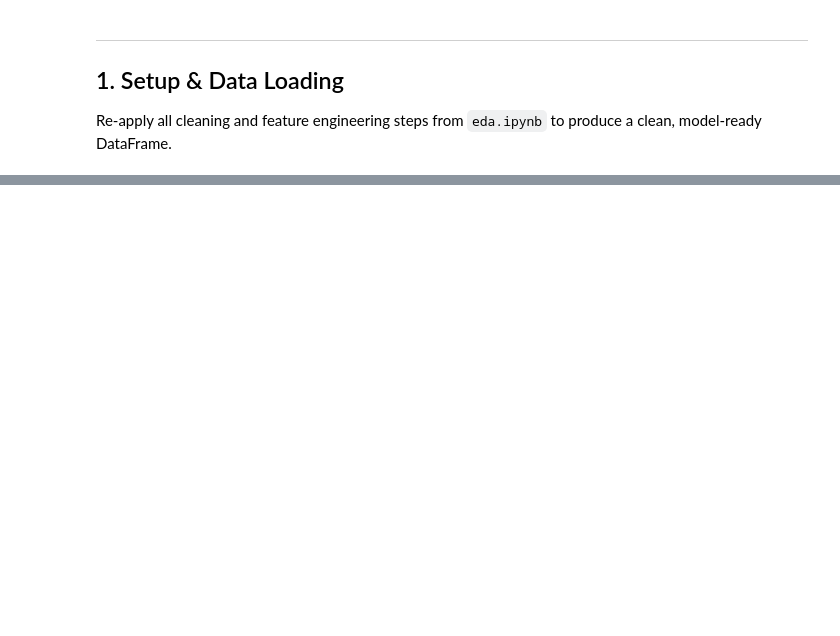
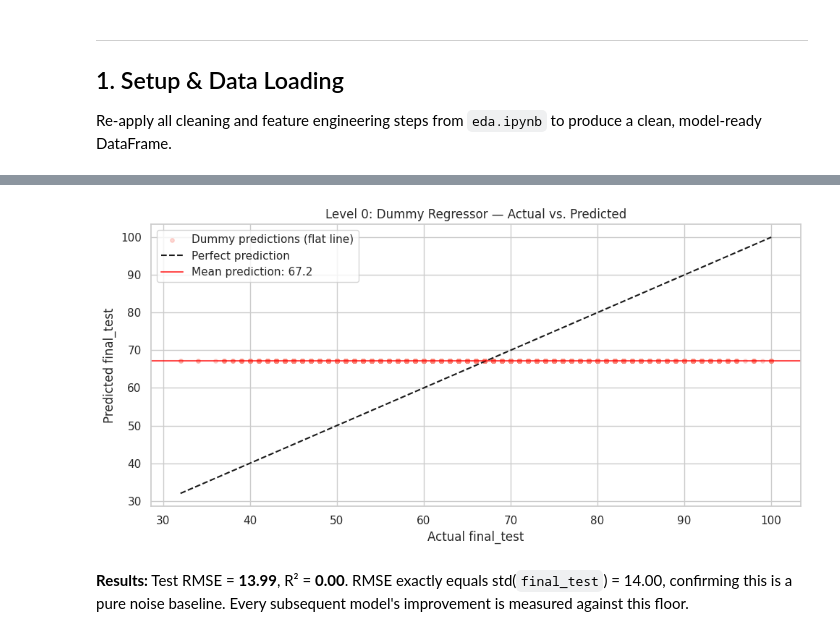
Before and after one commit to denzelxk/olvl-score-prediction, a Jupyter notebook: prototype.ipynb, the cells around one changed output, grey strips where cells are left out. Cells and saved outputs as stored; diff of their text form; code cells hidden in the pictures; blank space fills up the shorter version.

Commit message:
Created MLP
ML pipeline added

```diff
--- a/prototype.ipynb
+++ b/prototype.ipynb
@@ -849,0 +45,7 @@ Use the results table above to fill in this section after running the notebook.
+# %%
+DB_PATH = 'score.db'
+conn = sqlite3.connect(DB_PATH)
+TABLE_NAME = pd.read_sql("SELECT name FROM sqlite_master WHERE type='table';", conn)['name'][0]
+df = pd.read_sql(f'SELECT * FROM {TABLE_NAME};', conn)
+conn.close()
+print(f'Raw data: {df.shape[0]} rows x {df.shape[1]} columns')
@@ -849,0 +166,26 @@ Use the results table above to fill in this section after running the notebook.
+# %%
+def evaluate_model(name, pipeline, X_train, y_train, X_test, y_test, cv=5):
+    pipeline.fit(X_train, y_train)
+    y_train_pred = pipeline.predict(X_train)
+    y_test_pred  = pipeline.predict(X_test)
+    cv_scores = cross_val_score(
+        pipeline, X_train, y_train,
+        cv=KFold(n_splits=cv, shuffle=True, random_state=RANDOM_STATE),
+        scoring='neg_root_mean_squared_error'
+    )
+    return {
+        'Model'       : name,
+        'Train RMSE'  : root_mean_squared_error(y_train, y_train_pred),
+        'Test RMSE'   : root_mean_squared_error(y_test,  y_test_pred),
+        'CV RMSE'     : -cv_scores.mean(),
+        'CV RMSE std' : cv_scores.std(),
+        'Train MAE'   : mean_absolute_error(y_train, y_train_pred),
+        'Test MAE'    : mean_absolute_error(y_test,  y_test_pred),
+        'Train R2'    : r2_score(y_train, y_train_pred),
+        'Test R2'     : r2_score(y_test,  y_test_pred),
+        'Overfit Gap' : root_mean_squared_error(y_train, y_train_pred) -
+                        root_mean_squared_error(y_test,  y_test_pred),
+    }, pipeline
+
+all_results = []
+print('Evaluation helper ready.')
@@ -849,0 +225,15 @@ Use the results table above to fill in this section after running the notebook.
+# %%
+fig, ax = plt.subplots(figsize=(10, 5))
+ax.scatter(y_test, dummy_pipe.predict(X_test), alpha=0.3, s=15, color='salmon',
+           label='Dummy predictions (flat line)')
+ax.plot([y_test.min(), y_test.max()], [y_test.min(), y_test.max()],
+        'k--', linewidth=1.5, label='Perfect prediction')
+ax.axhline(y_train.mean(), color='red', linewidth=1.5, linestyle='-', alpha=0.7,
+           label=f'Mean prediction: {y_train.mean():.1f}')
+ax.set_xlabel('Actual final_test'); ax.set_ylabel('Predicted final_test')
+ax.set_title('Level 0: Dummy Regressor — Actual vs. Predicted')
+ax.legend(); plt.tight_layout(); plt.show()
+# %% [output]
+[figure, added]
+# %% [markdown]
+**Results:** Test RMSE = **13.99**, R² = **0.00**. RMSE exactly equals std(`final_test`) = 14.00, confirming this is a pure noise baseline. Every subsequent model's improvement is measured against this floor.
```
Also changed, not shown: parts of 100 cells of this notebook, 12 other files.
